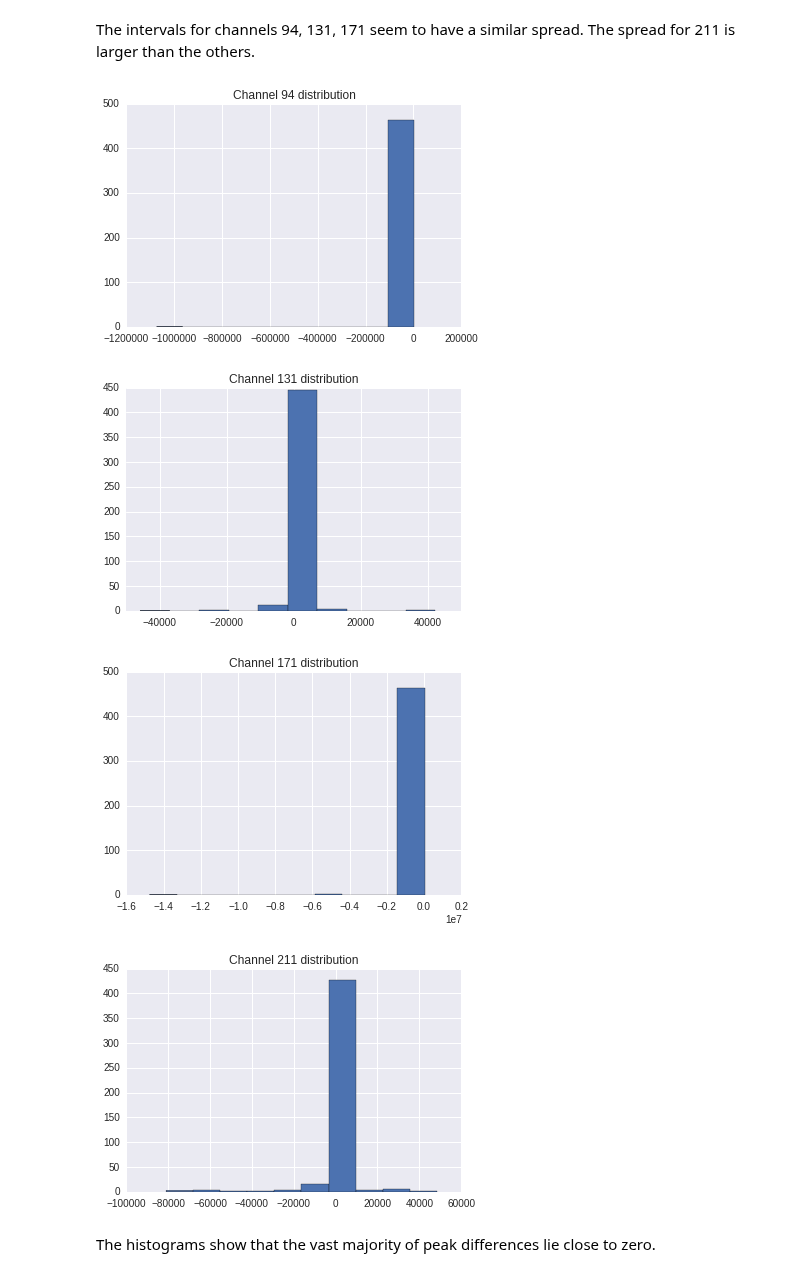
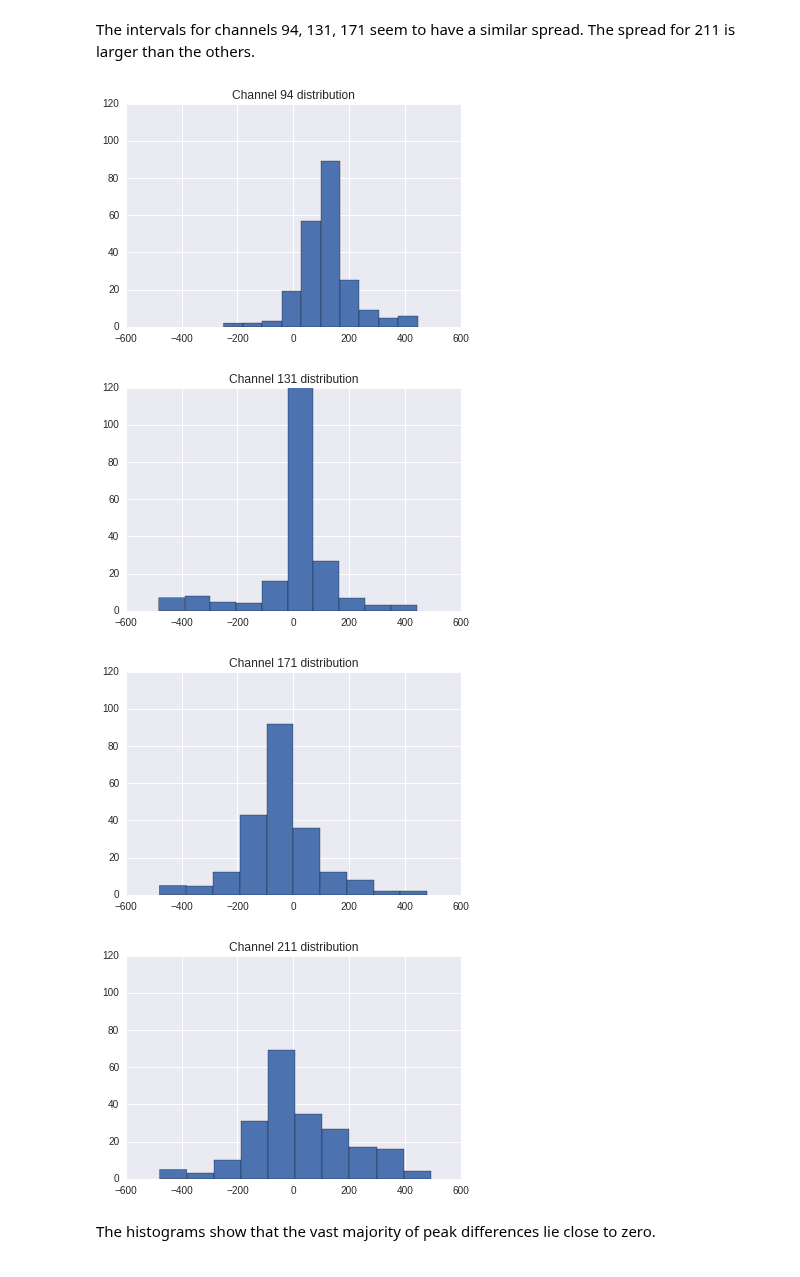
Before and after one commit to Nschanche/Flare_peaks, a Jupyter notebook: flare_project.ipynb, the cells around one changed output. Saved outputs shown, nothing was run; the diff lists cells and outputs as text; code cells hidden in the pictures.

```diff
--- a/flare_project.ipynb
+++ b/flare_project.ipynb
@@ -1005,15 +935,16 @@ The intervals for channels 94, 131, 171 seem to have a similar spread. The sprea
 # %%
 def hist_intervals(df):
     for channel in channels:
         plt.figure()
+        plt.axis([-600,600,0,120])
         plt.title("Channel %s distribution" % channel)
         plt.hist(df["%s peak gap" % channel])
-hist_intervals(peaks_filtered)
+hist_intervals(truncate(peaks_filtered, -500,500))
 # %% [output]
-[figure, old version]
+[figure, new version]
-[figure, old version]
+[figure, new version]
-[figure, old version]
+[figure, new version]
-[figure, old version]
+[figure, new version]
 # %% [markdown]
 The histograms show that the vast majority of peak differences lie close to zero.
 # %%
```
Also changed, not shown: parts of 13 cells of this notebook.
